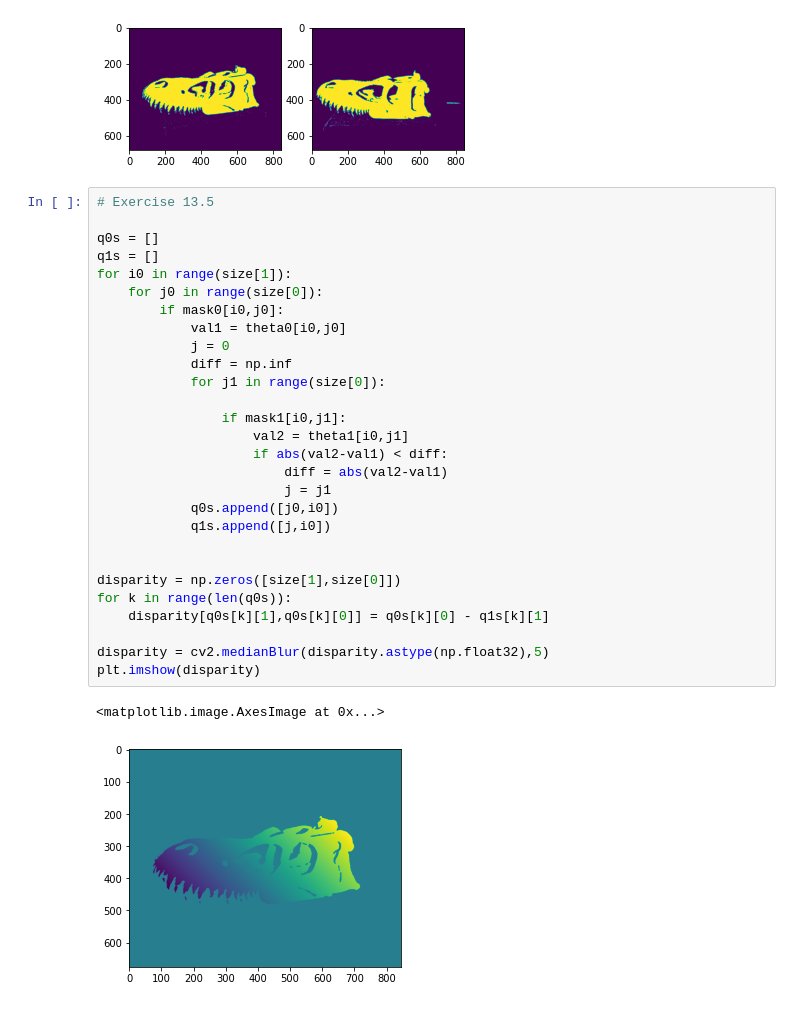
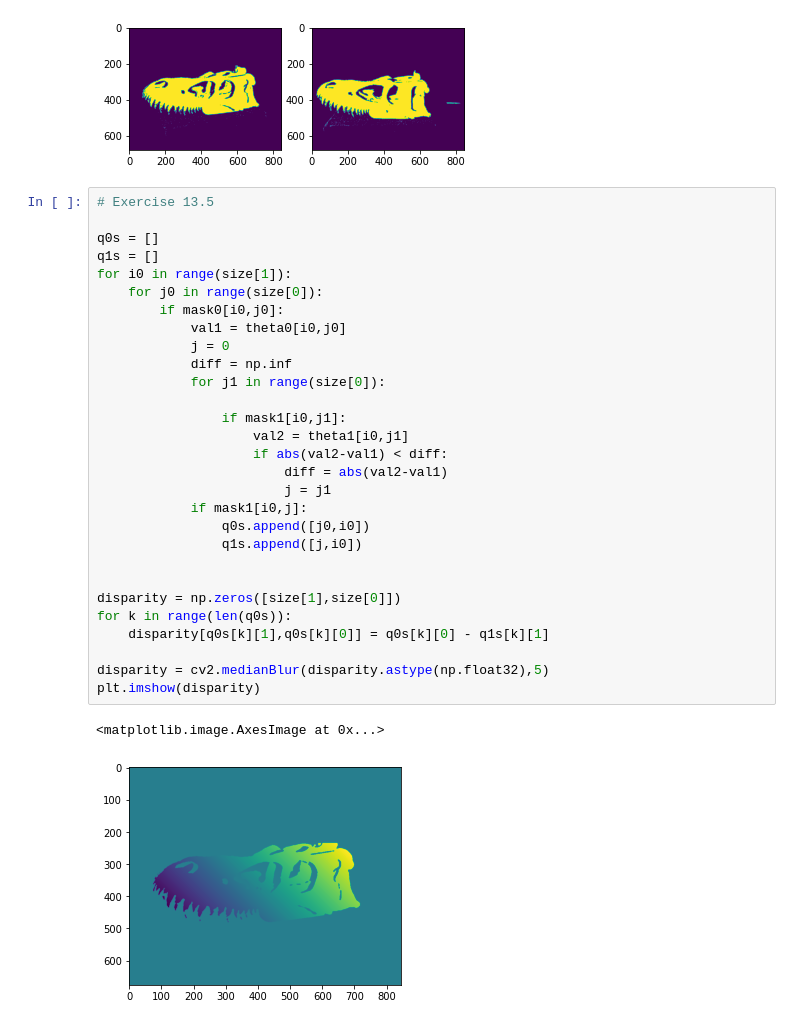
Before and after one commit to ct5000/ComputerVision, a Jupyter notebook: Week13.ipynb, the cells around one changed output. Cells and saved outputs as stored; diff of their text form.

```diff
--- a/Week13.ipynb
+++ b/Week13.ipynb
@@ -120,34 +120,35 @@ plt.imshow(mask1)
 # %%
 # Exercise 13.5
 
 q0s = []
 q1s = []
 for i0 in range(size[1]):
     for j0 in range(size[0]):
         if mask0[i0,j0]:
             val1 = theta0[i0,j0]
             j = 0
             diff = np.inf
             for j1 in range(size[0]):
 
                 if mask1[i0,j1]:
                     val2 = theta1[i0,j1]
                     if abs(val2-val1) < diff:
                         diff = abs(val2-val1)
                         j = j1
-            q0s.append([j0,i0])
-            q1s.append([j,i0])
+            if mask1[i0,j]:
+                q0s.append([j0,i0])
+                q1s.append([j,i0])
 
 
 disparity = np.zeros([size[1],size[0]])
 for k in range(len(q0s)):
     disparity[q0s[k][1],q0s[k][0]] = q0s[k][0] - q1s[k][1]
 
 disparity = cv2.medianBlur(disparity.astype(np.float32),5)
 plt.imshow(disparity)
 # %% [output]
 <matplotlib.image.AxesImage at 0x...>
-[figure, old version]
+[figure, new version]
 # %%
 # Exercise 13.6
 q0s = np.array(q0s).T
```
Also changed, not shown: parts of 5 cells of this notebook.
